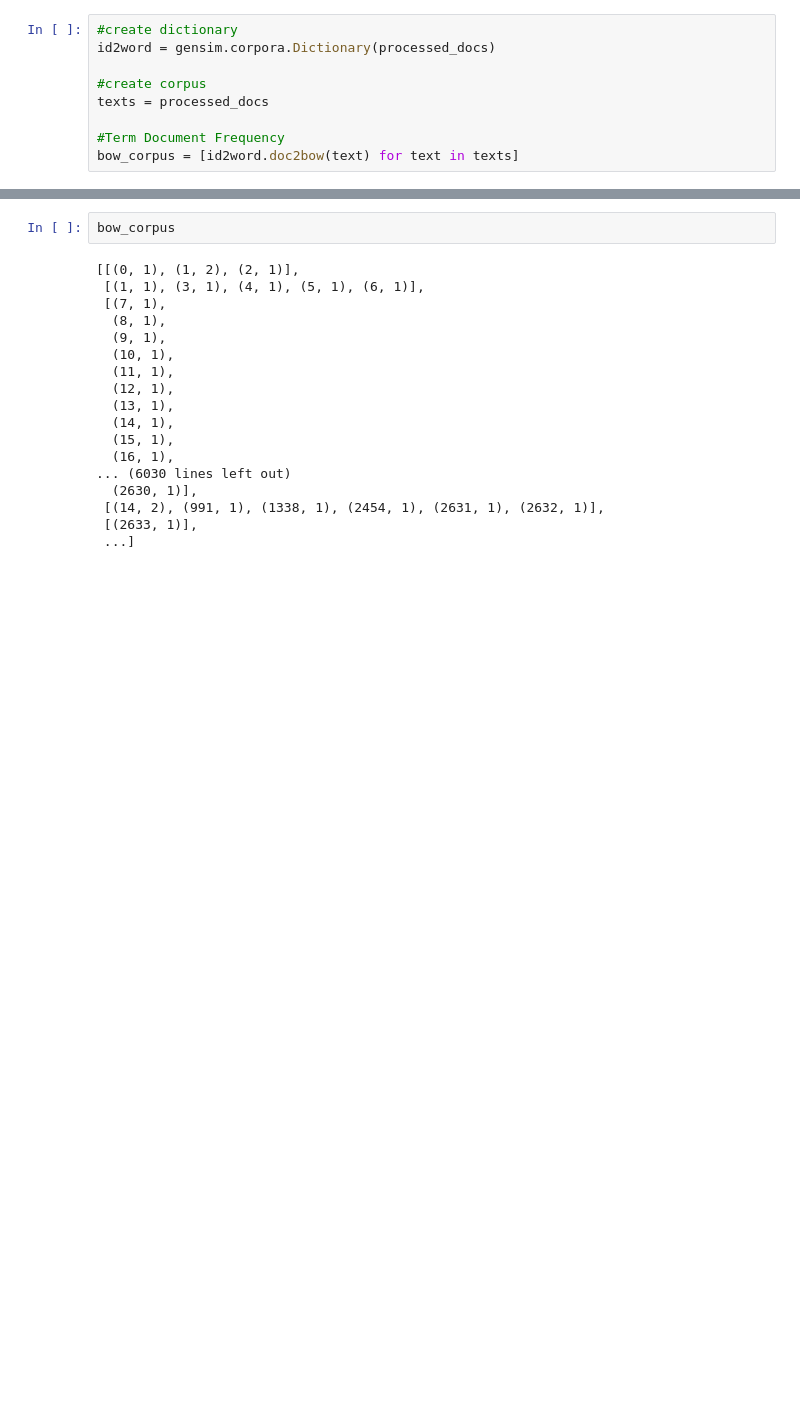
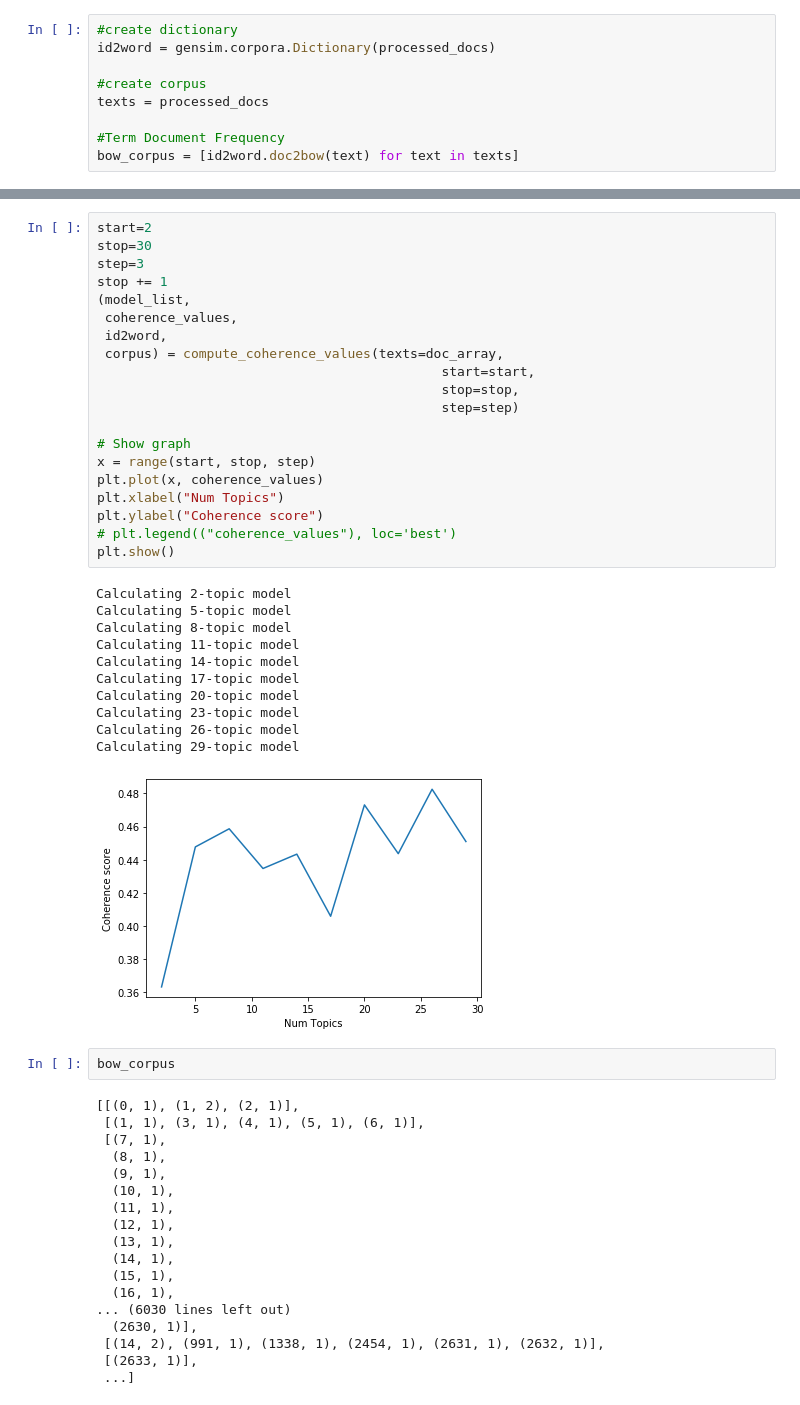
Before and after one commit to Jsiewierski11/Twitter_Analysis, a Jupyter notebook: Twitter_EDA.ipynb, the cells around one changed output, grey strips where cells are left out. Cells and saved outputs as stored; diff of their text form; blank space fills up the shorter version.

```diff
--- a/Twitter_EDA.ipynb
+++ b/Twitter_EDA.ipynb
@@ -283,3 +392,35 @@ Coherence Score:  0.5156477026491862
+# %%
+start=2
+stop=30
+step=3
+stop += 1
+(model_list,
+ coherence_values,
+ id2word,
+ corpus) = compute_coherence_values(texts=doc_array,
+                                            start=start,
+                                            stop=stop,
+                                            step=step)
+
+# Show graph
+x = range(start, stop, step)
+plt.plot(x, coherence_values)
+plt.xlabel("Num Topics")
+plt.ylabel("Coherence score")
+# plt.legend(("coherence_values"), loc='best')
+plt.show()
+# %% [output]
+Calculating 2-topic model
+Calculating 5-topic model
+Calculating 8-topic model
+Calculating 11-topic model
+Calculating 14-topic model
+Calculating 17-topic model
+Calculating 20-topic model
+Calculating 23-topic model
+Calculating 26-topic model
+Calculating 29-topic model
+[figure, added]
 # %%
 bow_corpus
 # %% [output]
```
Also changed, not shown: parts of 22 cells of this notebook, 12 other files.
